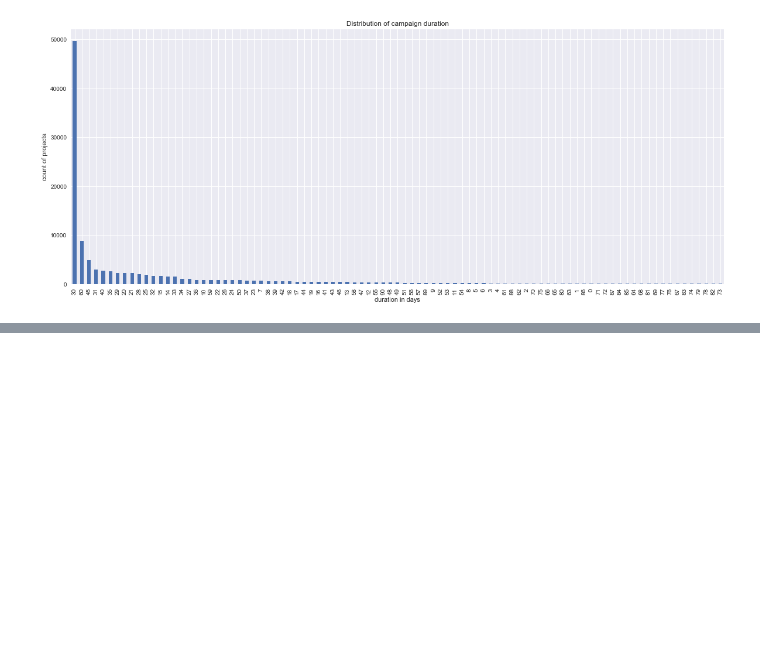
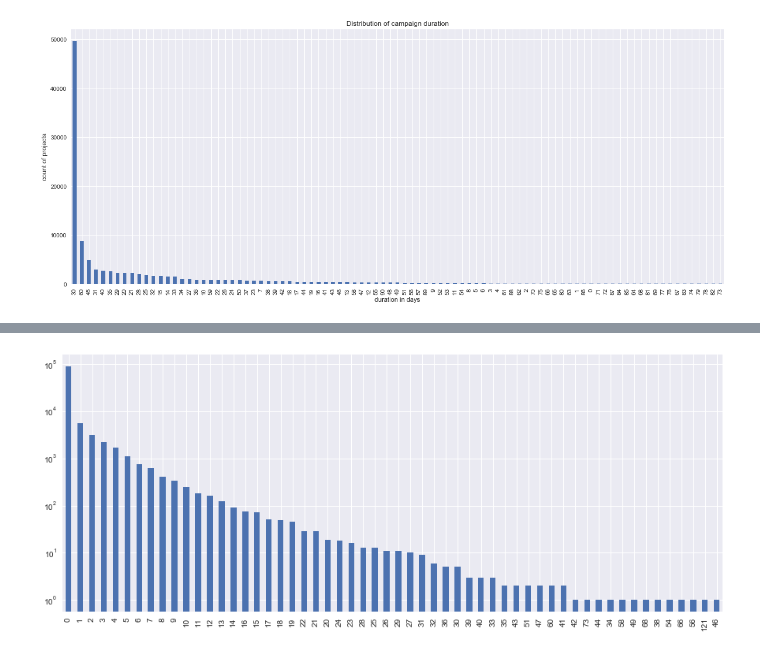
Before and after one commit to blanarik/kickstarter_success_prediction, a Jupyter notebook: 04_Kickstarter_exploratory_data_analysis_dataset_2.ipynb, the cells around one changed output, grey strips where cells are left out. Saved outputs shown, nothing was run; the diff lists cells and outputs as text; code cells hidden in the pictures; blank space fills up the shorter version.

```diff
--- a/04_Kickstarter_exploratory_data_analysis_dataset_2.ipynb
+++ b/04_Kickstarter_exploratory_data_analysis_dataset_2.ipynb
@@ -427,0 +455,10 @@ plt.title('Distribution of campaign duration')
+# %%
+df = pd.read_sql("""
+select faq_count, status, name FROM kickstarter2017.kickstarter_project where status like 'successful' or status like 'failed';
+""", con)
+# %%
+plt.subplots(figsize=(15,6))
+df['faq_count'].value_counts().plot(kind='bar')
+plt.yscale('log')
+# %% [output]
+[figure, added]
```
Also changed, not shown: parts of 15 cells of this notebook.
